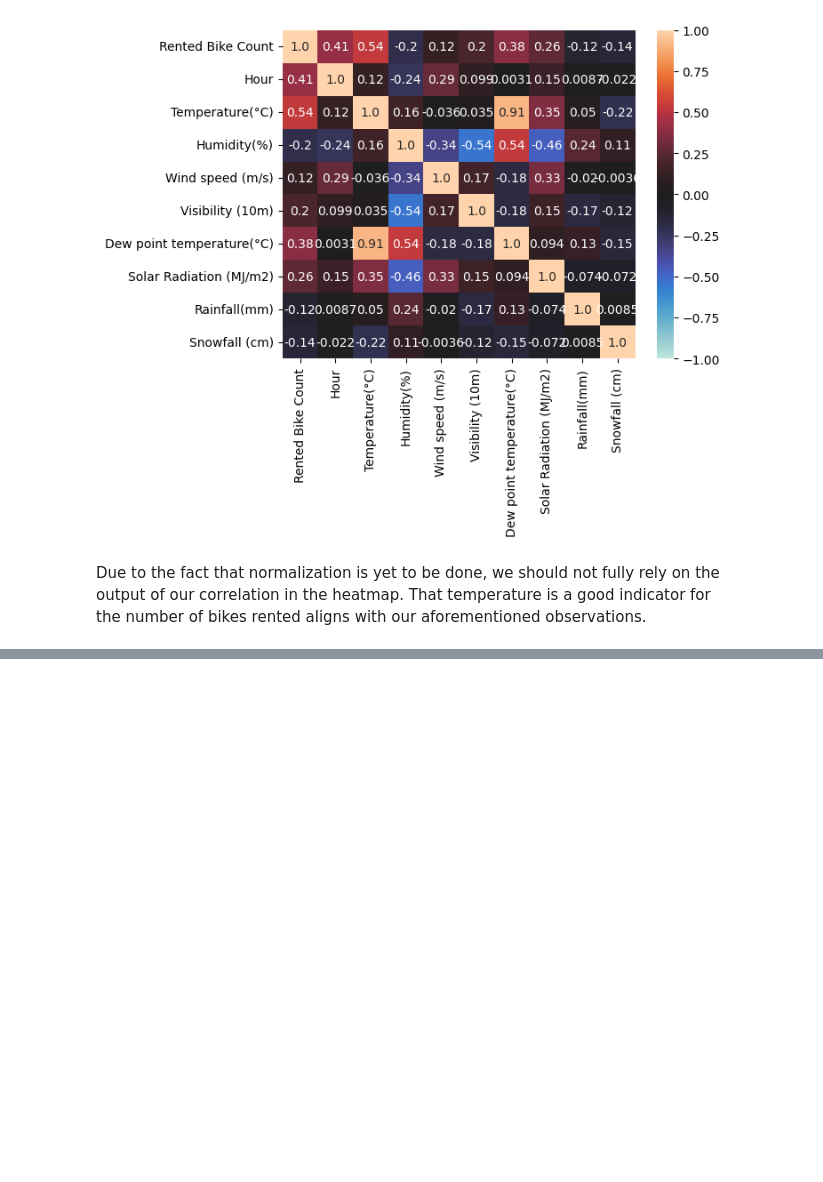
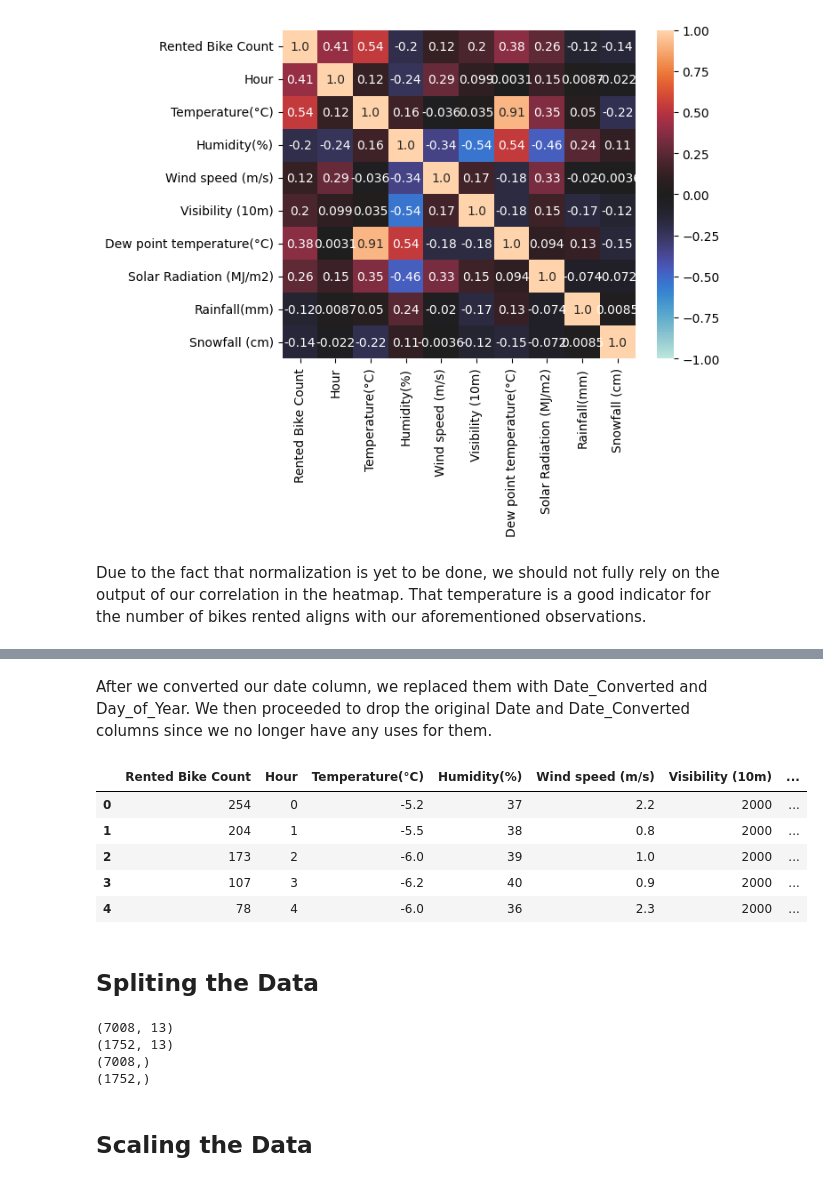
Before and after one commit to dennisliang01/CSE151A_Group_Proejct, a Jupyter notebook: project.ipynb, the cells around one changed output, grey strips where cells are left out. Drawn from its saved outputs; the diff is of its cells as text; code cells hidden in the pictures; blank space fills up the shorter version.

```diff
--- a/project.ipynb
+++ b/project.ipynb
@@ -134,0 +140,14 @@ Due to the fact that normalization is yet to be done, we should not fully rely o
+# %%
+from sklearn.preprocessing import LabelEncoder
+myle = LabelEncoder()
+
+print("Before ", bike_data['Date'])
+# bike_data['Date'] = myle.fit_transform(bike_data['Date'])
+# print(bike_data['Date'].tolist())
+# print(sorted(bike_data['Date'].unique()))
+
+bike_data['Date_Converted'] = pd.to_datetime(bike_data['Date'], format='%d/%m/%Y')
+bike_data['Day_of_Year'] = bike_data['Date_Converted'].dt.dayofyear
+
+print("After ", bike_data['Day_of_Year'])
+print("After ", bike_data['Date_Converted'])
@@ -134,0 +172,8 @@ Due to the fact that normalization is yet to be done, we should not fully rely o
+# %%
+# seasons
+
+print("Before ", bike_data['Seasons'].unique())
+bike_data['Seasons'] = myle.fit_transform(bike_data['Seasons'])
+print("After ", bike_data['Seasons'].unique())
+
+# We may need to reorder the mapping to conform to our earlier writeup
@@ -134,0 +183,5 @@ Due to the fact that normalization is yet to be done, we should not fully rely o
+# %%
+# Functioning Day
+bike_data['Functioning Day'] = bike_data['Functioning Day'].map({'Yes': 1, 'No': 0})
+bike_data['Holiday'] = bike_data['Holiday'].map({'Holiday': 1, 'No Holiday': 0})
+bike_data.head()
@@ -134,0 +195,28 @@ Due to the fact that normalization is yet to be done, we should not fully rely o
+# %% [markdown]
+After we converted our date column, we replaced them with Date_Converted and Day_of_Year. We then proceeded to drop the original Date and Date_Converted columns since we no longer have any uses for them.
+# %%
+bike_data.drop(columns=["Date", "Date_Converted"], inplace=True)
+bike_data.head()
+# %% [output]
+|  | Rented Bike Count | Hour | Temperature(°C) | Humidity(%) | Wind speed (m/s) | Visibility (10m) | ... |
+| 0 | 254 | 0 | -5.2 | 37 | 2.2 | 2000 | ... |
+| 1 | 204 | 1 | -5.5 | 38 | 0.8 | 2000 | ... |
+| 2 | 173 | 2 | -6.0 | 39 | 1.0 | 2000 | ... |
+| 3 | 107 | 3 | -6.2 | 40 | 0.9 | 2000 | ... |
+| 4 | 78 | 4 | -6.0 | 36 | 2.3 | 2000 | ... |
+# %% [markdown]
+## Spliting the Data
+# %%
+x_train, x_test, y_train, y_test = train_test_split(bike_data.drop(['Rented Bike Count'], axis=1), bike_data['Rented Bike Count'], test_size=0.2, random_state=21)
+
+print(x_train.shape)
+print(x_test.shape)
+print(y_train.shape)
+print(y_test.shape)
+# %% [output]
+(7008, 13)
+(1752, 13)
+(7008,)
+(1752,)
+# %% [markdown]
+## Scaling the Data
```
Also changed, not shown: parts of 12 cells of this notebook.
